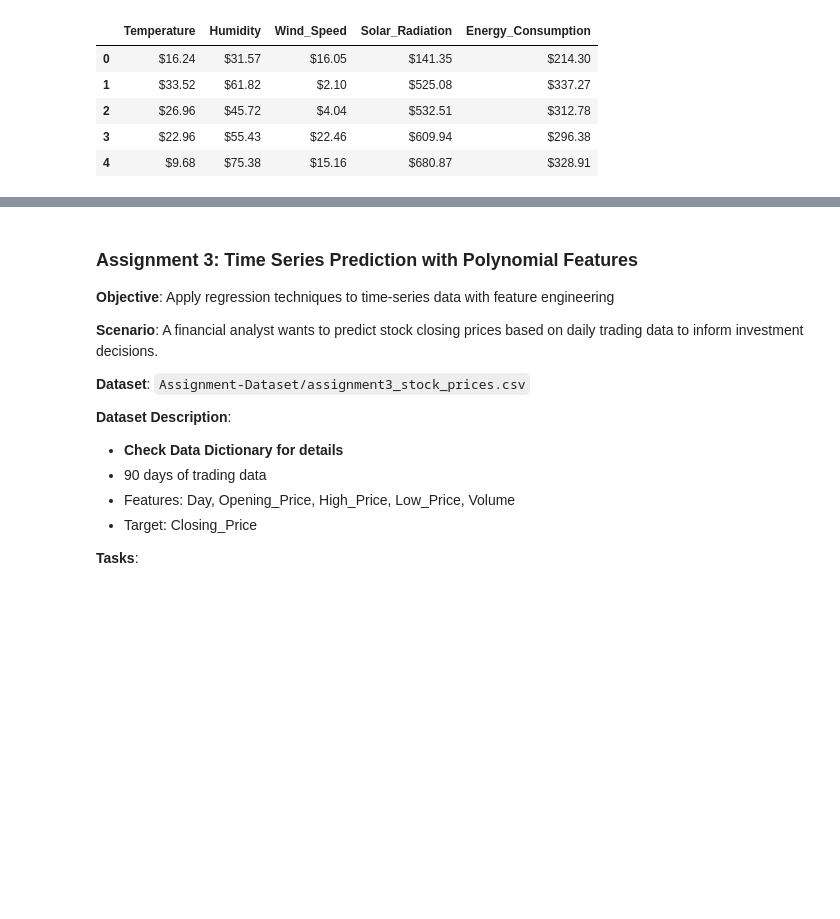
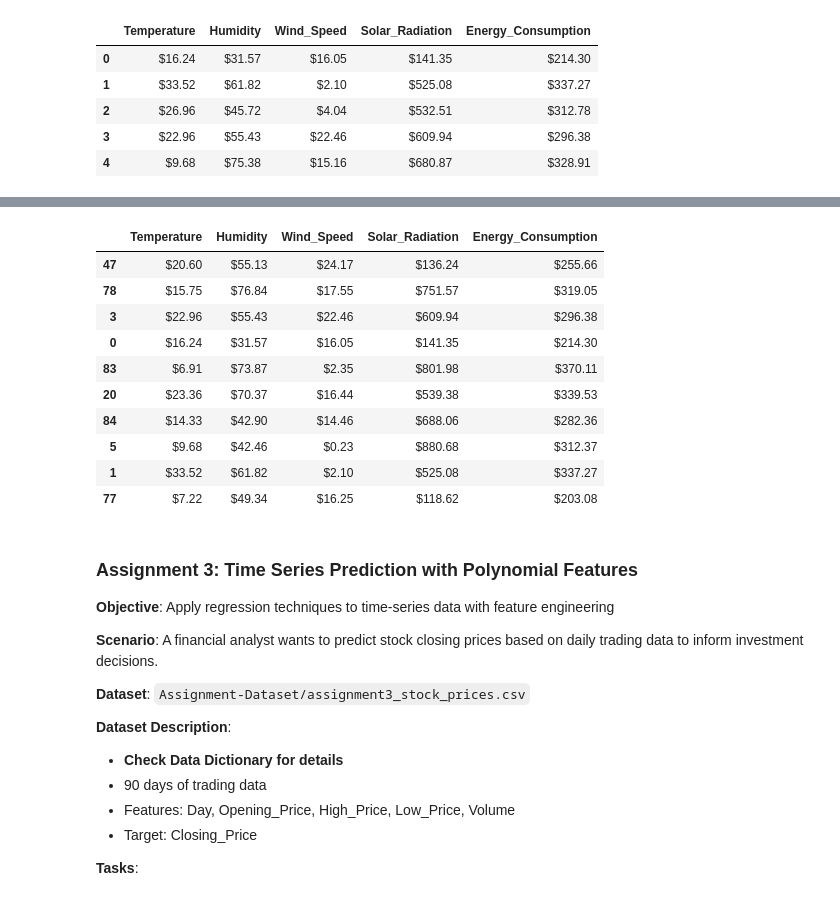
Before and after one commit to Ezerioha-ifeanyi/Week-15-Take-Home, a Jupyter notebook: Take Home.ipynb, the cells around one changed output, grey strips where cells are left out. Drawn from its saved outputs; the diff is of its cells as text; code cells hidden in the pictures; blank space fills up the shorter version.

Commit message:
view the data info and 10 random rows

```diff
--- a/Take Home.ipynb
+++ b/Take Home.ipynb
@@ -969,3 +986,19 @@ energyData.head()
+# %%
+# view 10 random rows
+
+energyData.sample(10)
+# %% [output]
+|  | Temperature | Humidity | Wind_Speed | Solar_Radiation | Energy_Consumption |
+| 47 | $20.60 | $55.13 | $24.17 | $136.24 | $255.66 |
+| 78 | $15.75 | $76.84 | $17.55 | $751.57 | $319.05 |
+| 3 | $22.96 | $55.43 | $22.46 | $609.94 | $296.38 |
+| 0 | $16.24 | $31.57 | $16.05 | $141.35 | $214.30 |
+| 83 | $6.91 | $73.87 | $2.35 | $801.98 | $370.11 |
+| 20 | $23.36 | $70.37 | $16.44 | $539.38 | $339.53 |
+| 84 | $14.33 | $42.90 | $14.46 | $688.06 | $282.36 |
+| 5 | $9.68 | $42.46 | $0.23 | $880.68 | $312.37 |
+| 1 | $33.52 | $61.82 | $2.10 | $525.08 | $337.27 |
+| 77 | $7.22 | $49.34 | $16.25 | $118.62 | $203.08 |
 # %% [markdown]
 ### Assignment 3: Time Series Prediction with Polynomial Features
 **Objective**: Apply regression techniques to time-series data with feature engineering
```
Also changed, not shown: parts of 1 cell of this notebook.
